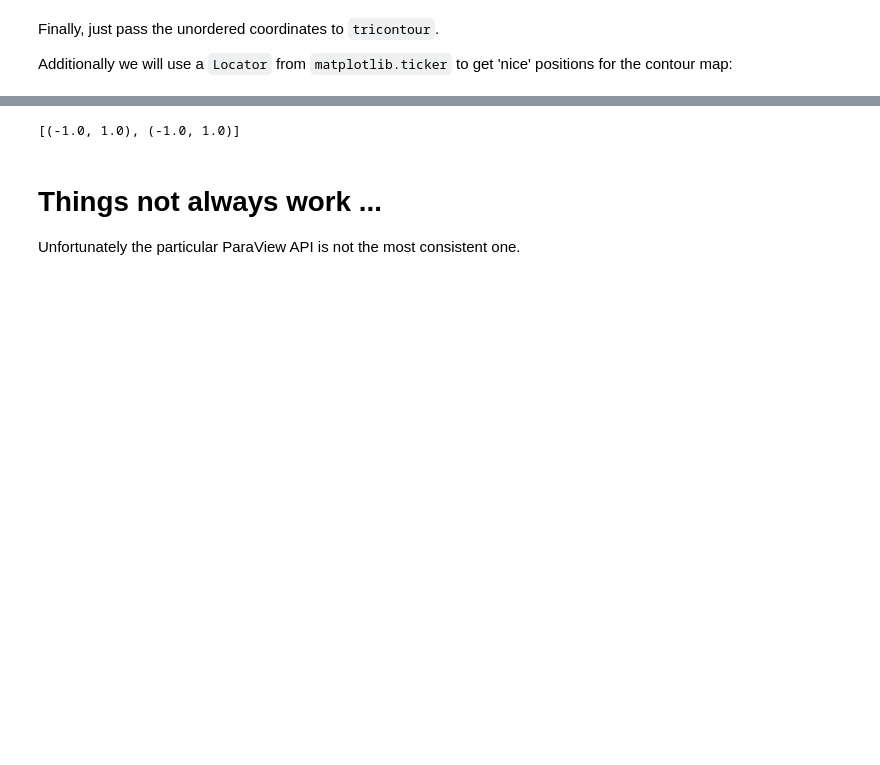
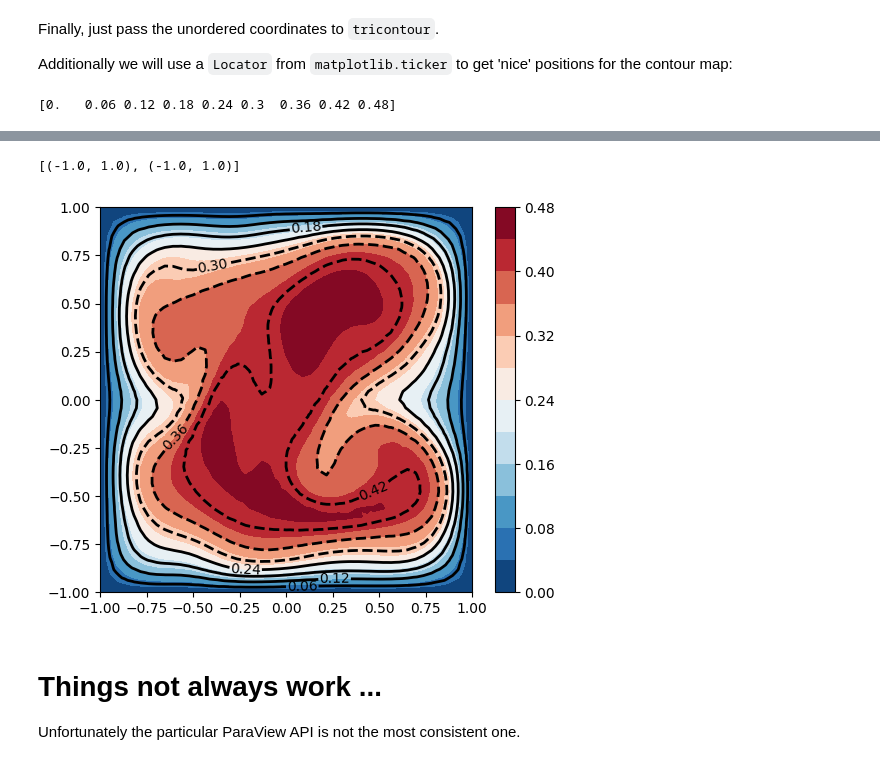
Before and after one commit to sgepner/Automate-Python, a Jupyter notebook: Lectures/Lecture5/Lecture 5.ipynb, the cells around one changed output, grey strips where cells are left out. Saved outputs shown, nothing was run; the diff lists cells and outputs as text; code cells hidden in the pictures; blank space fills up the shorter version.

```diff
--- a/Lectures/Lecture5/Lecture 5.ipynb
+++ b/Lectures/Lecture5/Lecture 5.ipynb
@@ -233,7 +261,7 @@ geom.PointArrayStatus = ['u', 'v', 'w']
 plot_over_line = PlotOverLine(Input=geom)
 # %%
 clist = []
-for z in np.arange(0.1, 25, 2):
+for z in np.arange(0.1, 25, 1):
     c = Case('geom.plt')
     plot_over_line.Point1 = [0.0, -1.0, z]
     plot_over_line.Point2 = [0.0, 1.0, z]
@@ -431,12 +443,16 @@ Additionally we will use a `Locator` from `matplotlib.ticker` to get 'nice' posi
 import matplotlib.ticker
 loc = matplotlib.ticker.MaxNLocator(9) # one of many possible choices
 lvls = loc.tick_values(w.min(), w.max()) # levels
+# %%
+print(lvls)
+# %% [output]
+[0.   0.06 0.12 0.18 0.24 0.3  0.36 0.42 0.48]
 # %%
 fig = plt.figure(figsize=(6,5))
 ax = plt.gca()
 
-cp = ax.tricontour(x, y, w, levels=14, linewidths=2, colors='k',
-                   linestyles=np.where(lvls >= 0.1, "--", "-")) # Change line style according to level value
+cp = ax.tricontour(x, y, w, levels=lvls, linewidths=2, colors='k',
+                   linestyles=np.where(lvls >= 0.3, "--", "-")) # Change line style according to level value
 cntr2 = ax.tricontourf(x, y, w, levels=14, cmap="RdBu_r")
 
 ax.clabel(cp, inline=True, fontsize=10) # add labels
@@ -448,4 +462,5 @@ ax.set(xlim=(-1, 1), ylim=(-1, 1))
 [(-1.0, 1.0), (-1.0, 1.0)]
+[figure, added]
 # %% [markdown]
 # Things not always work ...
 Unfortunately the particular ParaView API is not the most consistent one.
```
Also changed, not shown: parts of 35 cells of this notebook, 3 other files.
